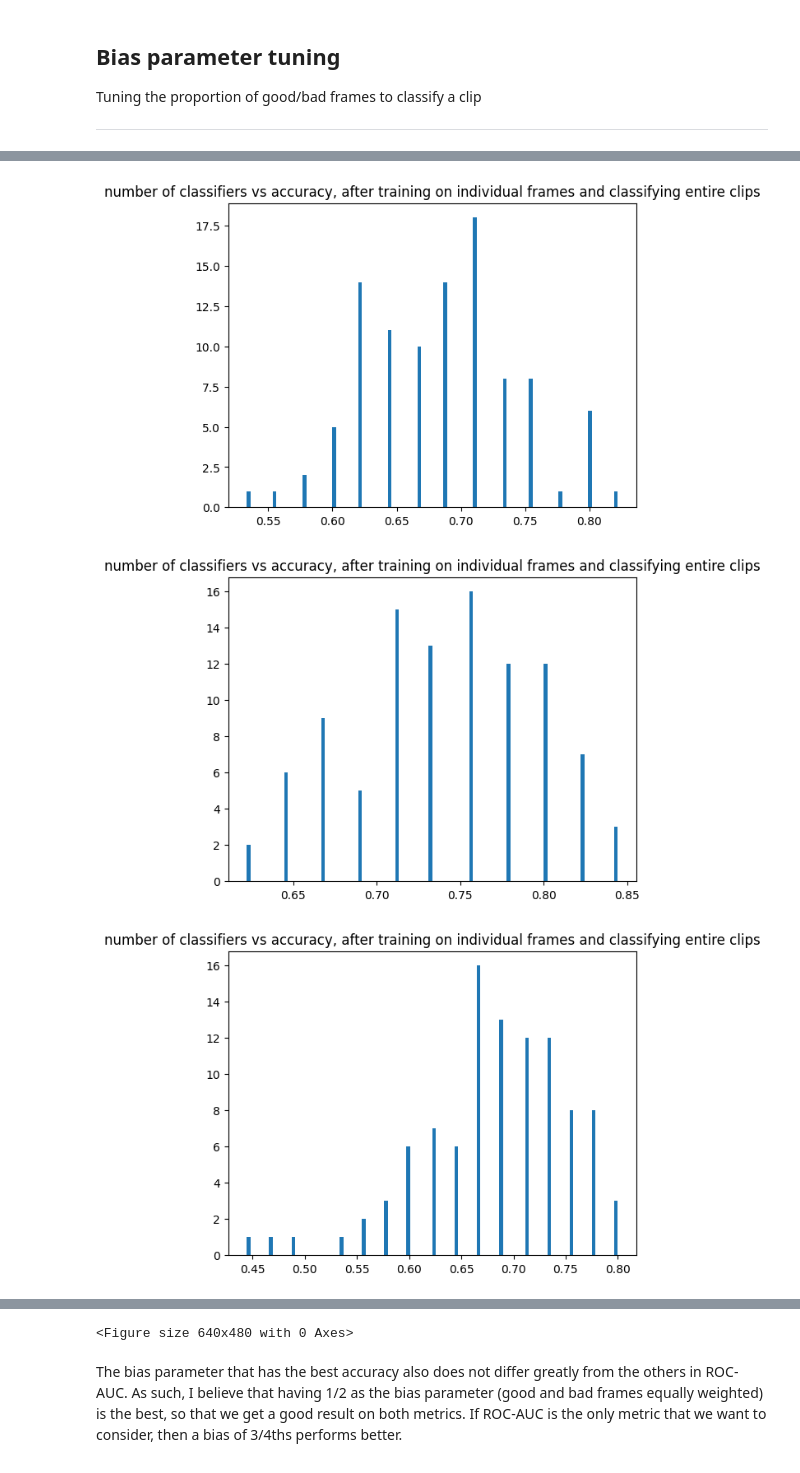
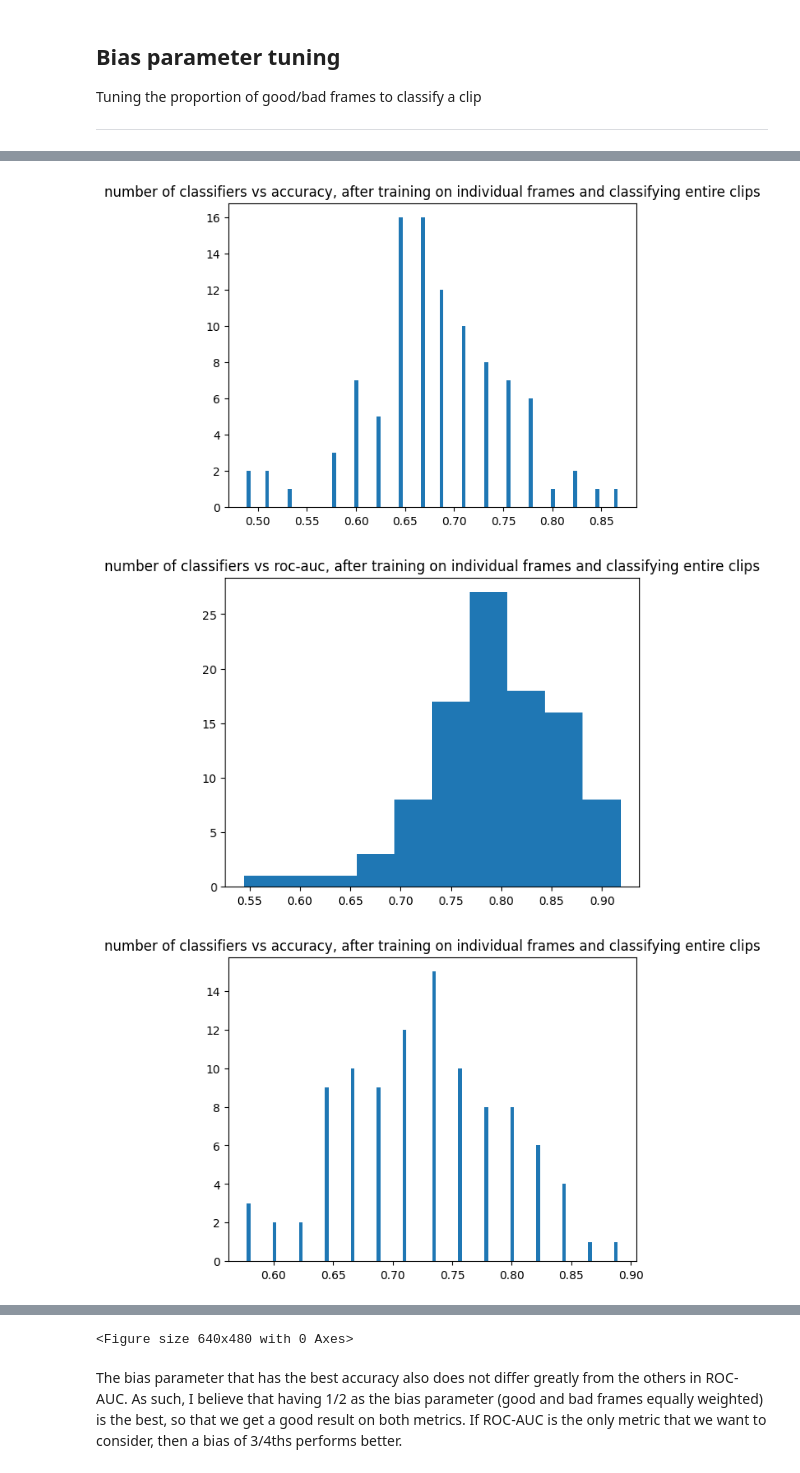
Before and after one commit to afnanmmir/Shot-Predictor, a Jupyter notebook: models/rev2_catboost/rev2cboost.ipynb, the cells around one changed output, grey strips where cells are left out. Saved outputs shown, nothing was run; the diff lists cells and outputs as text; code cells hidden in the pictures.

Commit message:
updated histograms and figures

```diff
--- a/models/rev2_catboost/rev2cboost.ipynb
+++ b/models/rev2_catboost/rev2cboost.ipynb
@@ -367,8 +373,8 @@ for i in range(100):
     y_test_Cr = np.reshape(y_test_Cr,(-1,1))
 
     # fit classifier
-    cbm = CatBoostClassifier(silent=True)
-    cbm.fit(X_train_Cr,y_train_Cr)
+    _cbm = CatBoostClassifier(silent=True)
+    _cbm.fit(X_train_Cr,y_train_Cr)
     preds = []
     softpreds = []
     for clip in X_test_C: # go over all of the clips concat vectors in X_test_C
@@ -378,7 +384,7 @@ for i in range(100):
         clip = np.reshape(clip,(numrows, numcols))
 
         #classify each row in clip
-        clipPreds = cbm.predict(clip)
+        clipPreds = _cbm.predict(clip)
         clipSoftPreds = cbm.predict_proba(clip)[:,1]
         softprediction = np.average(clipSoftPreds)
 
@@ -428,11 +442,13 @@ Tuning the proportion of good/bad frames to classify a clip
 from catboost import CatBoostClassifier
 from sklearn.metrics import roc_auc_score, accuracy_score
 from matplotlib import pyplot as pyplot
+from progressbar import ProgressBar
+pbar = ProgressBar()
+
 
 for bias in [1/4,1/2,3/4]:
     accuracies = []
     roc_aucs = []
-
     for i in range(100):
         #get the data
         data_C = pd.read_csv("data_concat.csv",header=None)
@@ -464,8 +480,8 @@ for bias in [1/4,1/2,3/4]:
         y_test_Cr = np.reshape(y_test_Cr,(-1,1))
 
         # fit classifier
-        cbm = CatBoostClassifier(silent=True)
-        cbm.fit(X_train_Cr,y_train_Cr)
+        _cbm = CatBoostClassifier(silent=True)
+        _cbm.fit(X_train_Cr,y_train_Cr)
         preds = []
         softpreds = []
         for clip in X_test_C: # go over all of the clips concat vectors in X_test_C
@@ -475,8 +491,8 @@ for bias in [1/4,1/2,3/4]:
             clip = np.reshape(clip,(numrows, numcols))
 
             #classify each row in clip
-            clipPreds = cbm.predict(clip)
-            clipSoftPreds = cbm.predict_proba(clip)[:,1]
+            clipPreds = _cbm.predict(clip)
+            clipSoftPreds = _cbm.predict_proba(clip)[:,1]
             softprediction = np.average(clipSoftPreds)
 
             prediction = np.sum(clipPreds)
@@ -497,10 +513,13 @@ for bias in [1/4,1/2,3/4]:
     plt.hist(accuracies,bins=100)
     plt.title("number of classifiers vs accuracy, after training on individual frames and classifying entire clips")
     plt.figure()
+    plt.hist(roc_aucs,bins=10)
+    plt.title("number of classifiers vs roc-auc, after training on individual frames and classifying entire clips")
+    plt.figure()
     accuracies = np.asarray(accuracies)
+    roc_aucs = np.asarray(roc_aucs)
+    print("Mean accuracy: "+str(np.mean(accuracies)))
+    print("Mean ROC-AUC: "+str(np.mean(roc_aucs)))
     print("STD Deviation of accuracy: "+str(np.std(accuracies)))
-    print("mean of accuracy: "+str(np.mean(accuracies)))
-    roc_aucs = np.asarray(roc_aucs)
-    print("STD Deviation of ROC-AUC: "+str(np.std(roc_aucs)))
-    print("mean of ROC-AUC: "+str(np.mean(roc_aucs)))
+    print("STD Deviation of ROC-AUC: "+str(np.std(roc_aucs))+"\n")
 # %% [output]
@@ -519,3 +540,3 @@ mean of ROC-AUC: 0.7993550128880468
-[figure, old version]
+[figure, new version]
-[figure, old version]
+[figure, new version]
-[figure, old version]
+[figure, new version]
```
Also changed, not shown: parts of 15 cells of this notebook.
